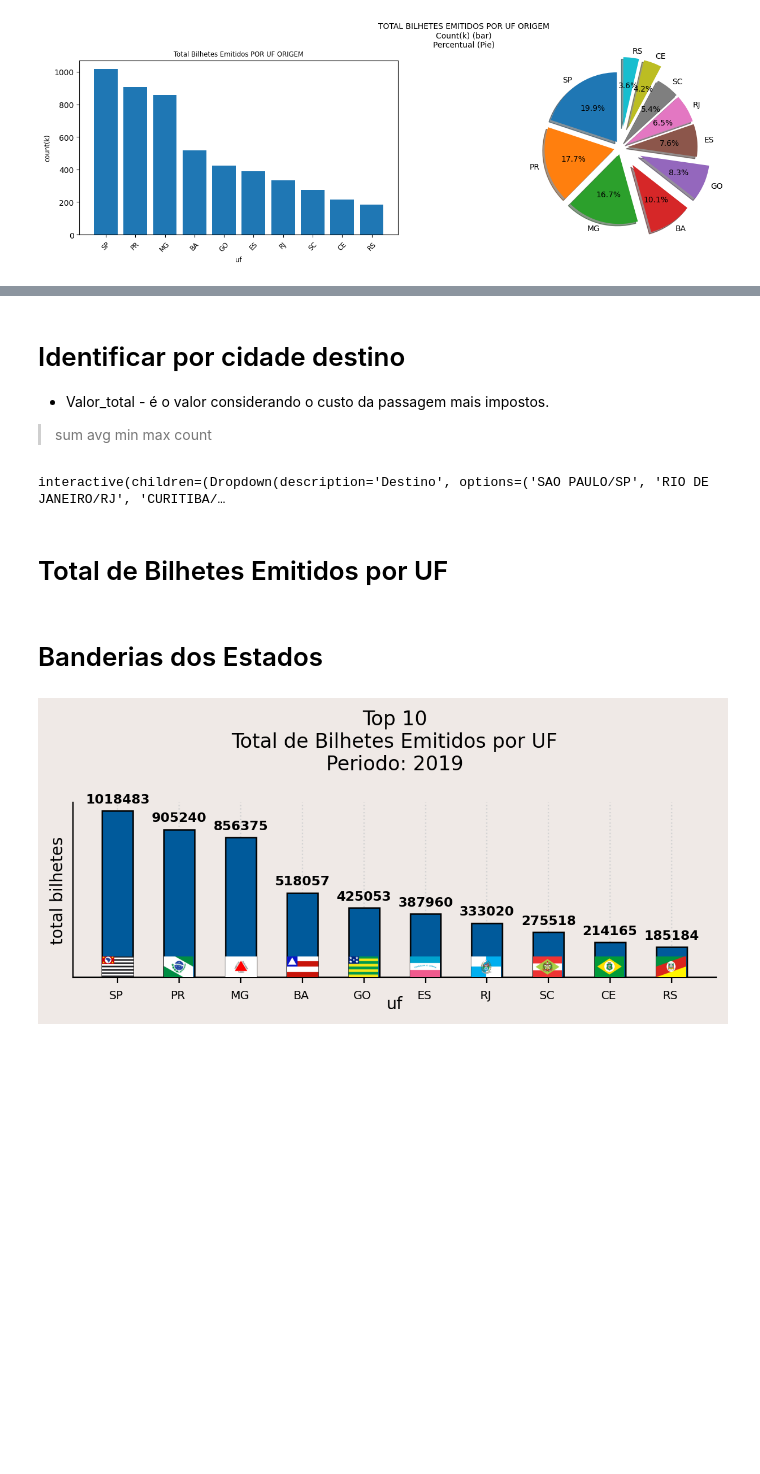
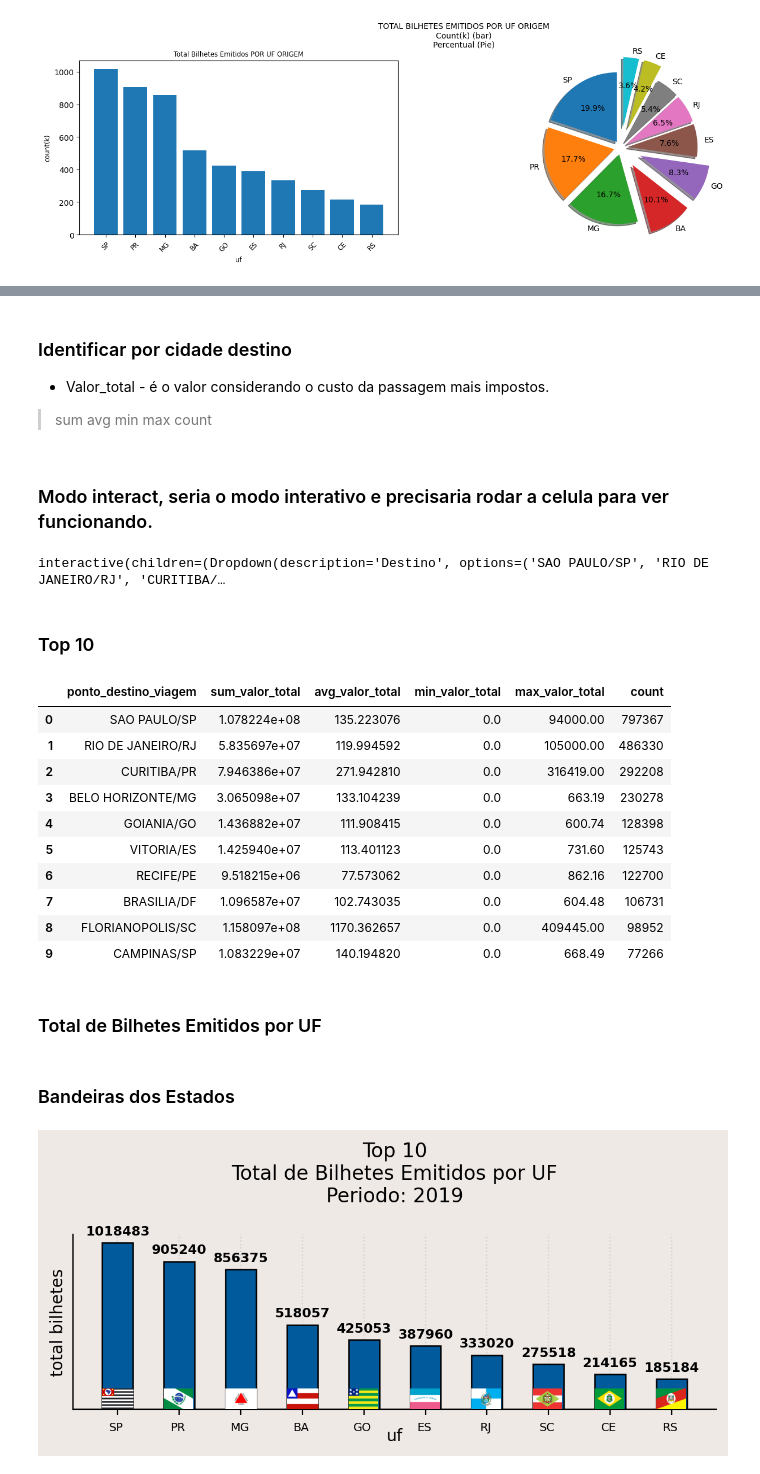
Before and after one commit to silviolima07/Kaggle-Colab, a Jupyter notebook: Analise_Viagens_Onibus_Pyspark.ipynb, the cells around one changed output, grey strips where cells are left out. Cells and saved outputs as stored; diff of their text form; code cells hidden in the pictures; blank space fills up the shorter version.

```diff
--- a/Analise_Viagens_Onibus_Pyspark.ipynb
+++ b/Analise_Viagens_Onibus_Pyspark.ipynb
@@ -802,13 +802,15 @@ df_destino = df_viagem_2019.groupBy("ponto_destino_viagem") \
          count("*").alias("count")\
           ).orderBy('count',ascending=False).toPandas()
 # %% [markdown]
-# Identificar por cidade destino
+### Identificar por cidade destino
 - Valor_total - é o valor considerando o custo da passagem mais impostos.
 >sum
 >avg
 >min
 >max
 >count
+# %% [markdown]
+### Modo interact, seria o modo interativo e precisaria rodar a celula para ver funcionando.
 # %%
 destino_cols = df_destino.columns.to_list()
 temp1 = df_destino[destino_cols]
@@ -824,8 +826,24 @@ def filter_destino(Destino = list(temp1.ponto_destino_viagem.unique())):
     return
 # %% [output]
 interactive(children=(Dropdown(description='Destino', options=('SAO PAULO/SP', 'RIO DE JANEIRO/RJ', 'CURITIBA/…
+# %% [markdown]
+### Top 10
+# %%
+df_destino.head(10)
+# %% [output]
+|  | ponto_destino_viagem | sum_valor_total | avg_valor_total | min_valor_total | max_valor_total | count |
+| 0 | SAO PAULO/SP | 1.078224e+08 | 135.223076 | 0.0 | 94000.00 | 797367 |
+| 1 | RIO DE JANEIRO/RJ | 5.835697e+07 | 119.994592 | 0.0 | 105000.00 | 486330 |
+| 2 | CURITIBA/PR | 7.946386e+07 | 271.942810 | 0.0 | 316419.00 | 292208 |
+| 3 | BELO HORIZONTE/MG | 3.065098e+07 | 133.104239 | 0.0 | 663.19 | 230278 |
+| 4 | GOIANIA/GO | 1.436882e+07 | 111.908415 | 0.0 | 600.74 | 128398 |
+| 5 | VITORIA/ES | 1.425940e+07 | 113.401123 | 0.0 | 731.60 | 125743 |
+| 6 | RECIFE/PE | 9.518215e+06 | 77.573062 | 0.0 | 862.16 | 122700 |
+| 7 | BRASILIA/DF | 1.096587e+07 | 102.743035 | 0.0 | 604.48 | 106731 |
+| 8 | FLORIANOPOLIS/SC | 1.158097e+08 | 1170.362657 | 0.0 | 409445.00 | 98952 |
+| 9 | CAMPINAS/SP | 1.083229e+07 | 140.194820 | 0.0 | 668.49 | 77266 |
 # %% [markdown]
-# Total de Bilhetes Emitidos por UF
+### Total de Bilhetes Emitidos por UF
 # %%
 temp_uf = df_viagem_2019.select('uf_origem', 'uf_destino').toPandas()
 #
@@ -834,7 +852,7 @@ temp_uf['total_uf_orig'] = temp_uf.groupby('uf_origem')['count'].transform('sum'
 temp_top10 = temp_uf[['uf_origem', 'total_uf_orig']].drop_duplicates().sort_values(by='total_uf_orig', ascending=False)
 temp_top10 = temp_top10[:10]
 # %% [markdown]
-# Banderias dos Estados
+### Bandeiras dos Estados
 # %%
 rj = Image.open('/content/drive/MyDrive/Viagens/Bandeiras_Br/Bandeira_Rio_de_Janeiro.png')
 ba = Image.open('/content/drive/MyDrive/Viagens/Bandeiras_Br/Bandeira_da_Bahia.png')
```
Also changed, not shown: parts of 54 cells of this notebook.
